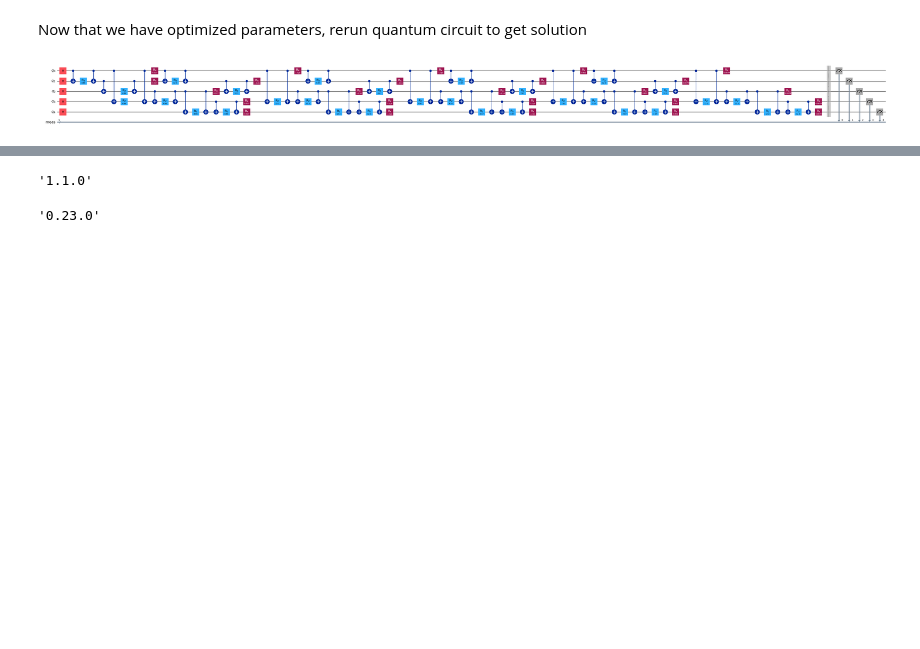
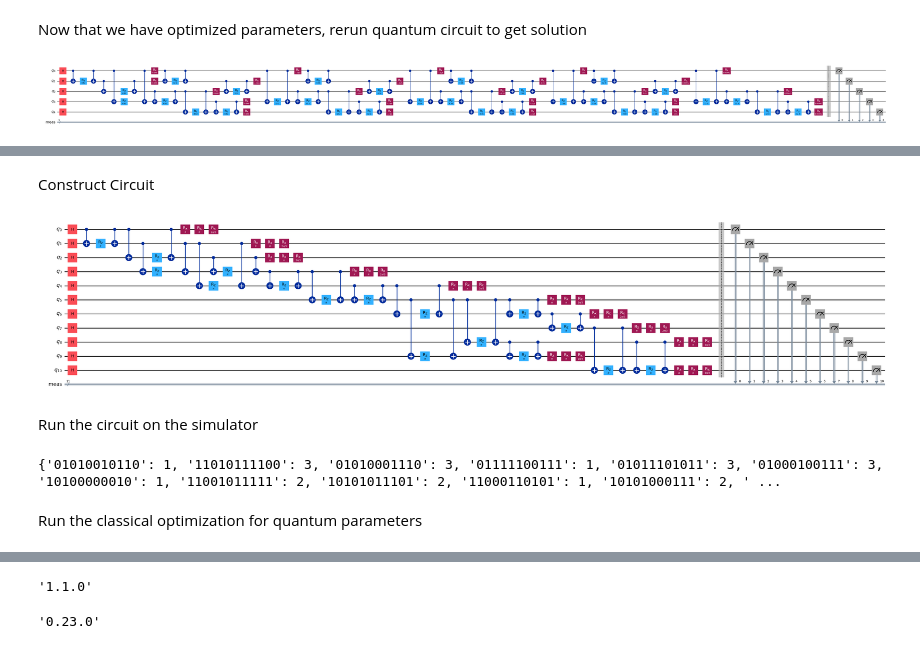
Before and after one commit to edbrown42/QuantumResearch, a Jupyter notebook: MinCut/MinCut.ipynb, the cells around one changed output, grey strips where cells are left out. Drawn from its saved outputs; the diff is of its cells as text; code cells hidden in the pictures; blank space fills up the shorter version.

```diff
--- a/MinCut/MinCut.ipynb
+++ b/MinCut/MinCut.ipynb
@@ -336,0 +348,25 @@ nx.draw(graph,node_color = colors)
+# %% [markdown]
+Construct Circuit
+# %%
+qc1 = get_qaoa_circuit(bigger_graph, [np.pi/3], [np.pi/2])
+qc1.draw('mpl', fold=False)
+# %% [output]
+[figure, added]
+# %% [markdown]
+Run the circuit on the simulator
+# %%
+backend = AerSimulator()
+
+#transpile
+qc1_compiled = transpile(qc1, backend)
+
+#execute the circuit
+job_sim = backend.run(qc1_compiled, shots=1024)
+
+#grab results
+result_sim = job_sim.result()
+print(result_sim.get_counts())
+# %% [output]
+{'01010010110': 1, '11010111100': 3, '01010001110': 3, '01111100111': 1, '01011101011': 3, '01000100111': 3, '10100000010': 1, '11001011111': 2, '10101011101': 2, '11000110101': 1, '10101000111': 2, ' ...
+# %% [markdown]
+Run the classical optimization for quantum parameters
```
Also changed, not shown: parts of 35 cells of this notebook.
